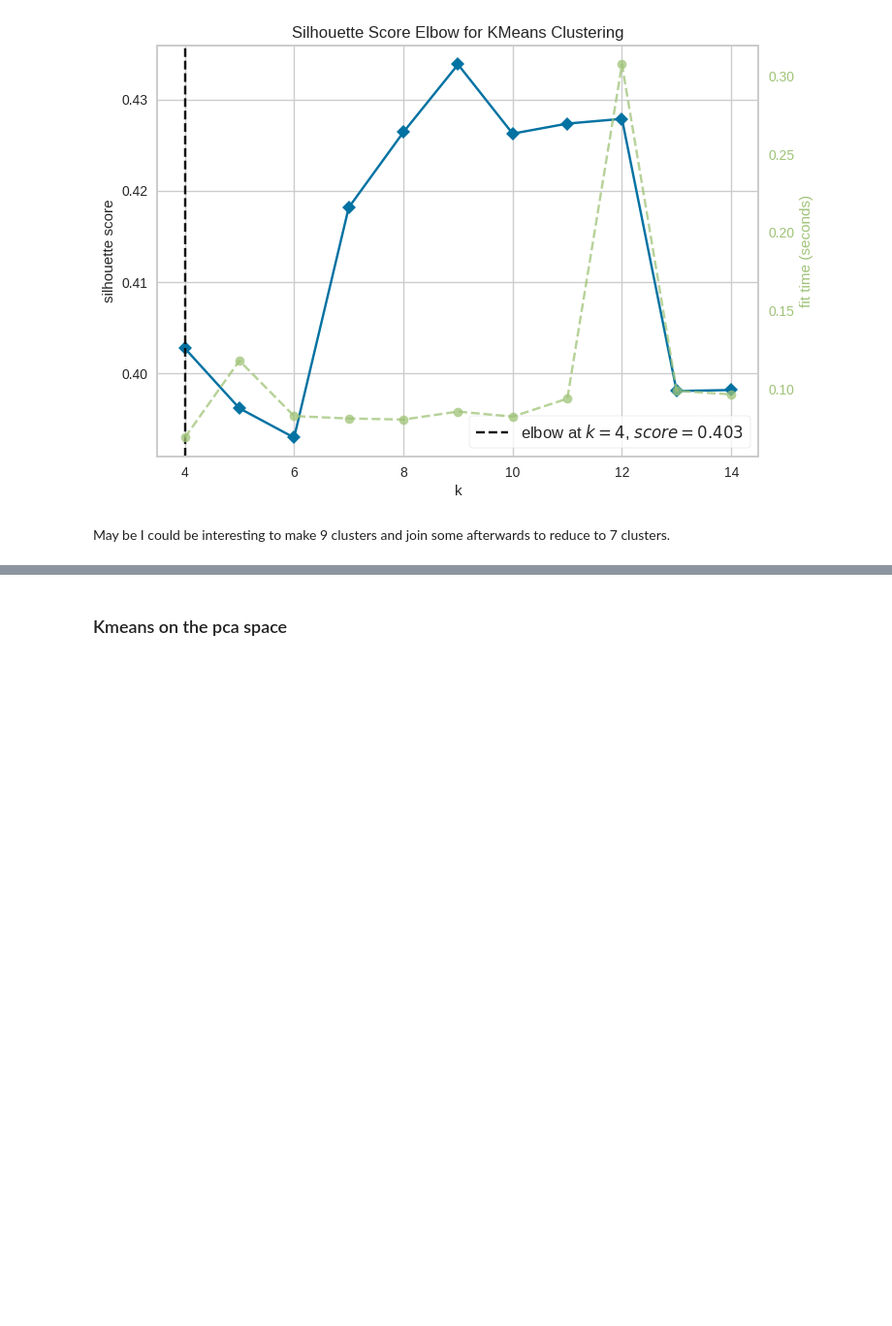
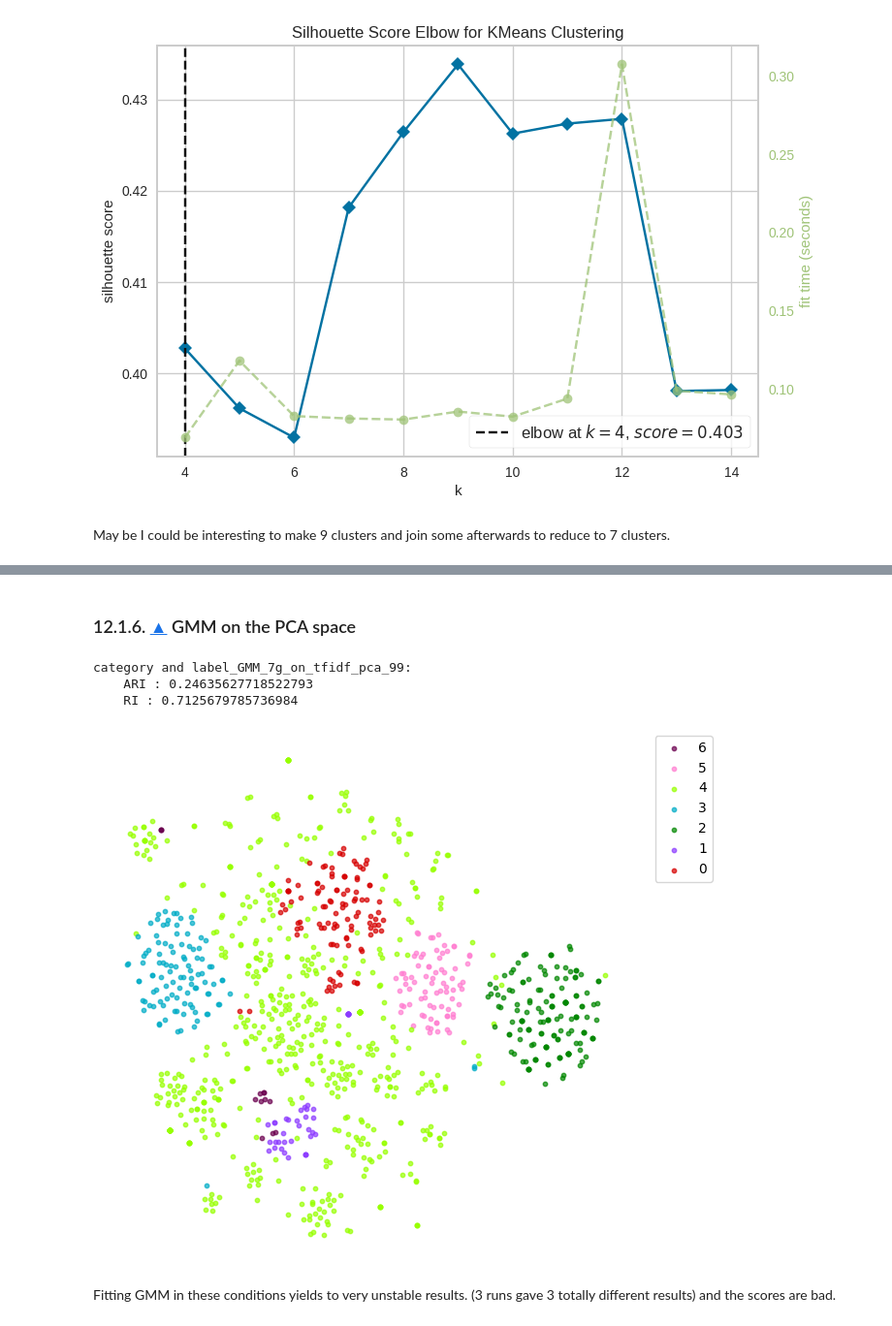
Before and after one commit to JulienfLeBoucher/OC_classification_from_text_and_image, a Jupyter notebook: NLP.ipynb, the cells around one changed output, grey strips where cells are left out. Shown at 97% size. Drawn from its saved outputs; the diff is of its cells as text; code cells hidden in the pictures; blank space fills up the shorter version.

```diff
--- a/NLP.ipynb
+++ b/NLP.ipynb
@@ -1566,3 +1626,6 @@ df['label_kmeans_7g_on_tfidf_pca_99'] = kmeans.fit_predict(X_tsne_tfidf_pca)
+# %%
+kmeans = KMeans(n_clusters=7, n_init=10)
+df['label_kmeans_7g_on_tfidf_pca_99'] = kmeans.fit_predict(X_tfidf_pca)
 # %%
 ds.label_similarity(df, 'category', 'label_kmeans_7g_on_tfidf_pca_99')
 # %% [output]
@@ -1572,2 +1635,28 @@ category and label_kmeans_7g_on_tfidf_pca_99:
-# %% [markdown]
-### Kmeans on the pca space
+# %% [markdown]
+### 12.1.6.  [&#9650;](#toc0_) <a id='toc12_1_6_'></a>GMM on the PCA space
+# %%
+param_grid = {
+    "n_components": [7],
+    "covariance_type": ["spherical", "tied", "diag", "full"],
+}
+
+grid_search = GridSearchCV(
+    GaussianMixture(), param_grid=param_grid, scoring=gmm_bic_score
+)
+grid_search.fit(X_tfidf_pca)
+
+df['label_GMM_7g_on_tfidf_pca_99'] = (grid_search
+                                      .predict(X_tfidf_pca))
+# %%
+ds.label_similarity(df, 'category', 'label_GMM_7g_on_tfidf_pca_99')
+ds.display_tsne(
+    X_tsne_tfidf_pca,
+    illustrative_var=df.label_GMM_7g_on_tfidf_pca_99
+)
+# %% [output]
+category and label_GMM_7g_on_tfidf_pca_99:
+    ARI : 0.24635627718522793
+    RI : 0.7125679785736984
+[figure, added]
+# %% [markdown]
+Fitting GMM in these conditions yields to very unstable results. (3 runs gave 3 totally different results) and the scores are bad.
```
Also changed, not shown: parts of 29 cells of this notebook.
